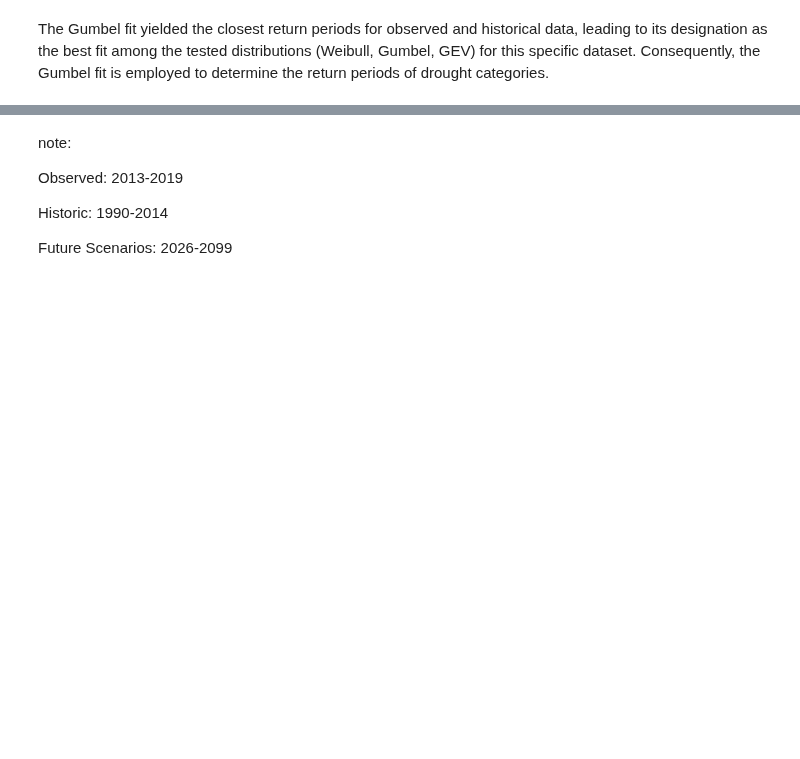
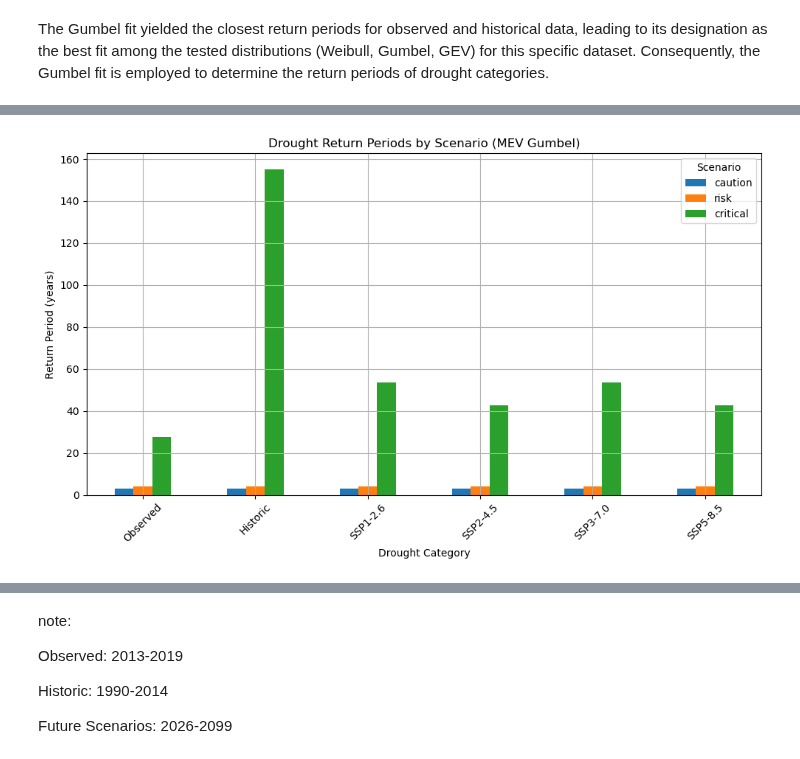
Before and after one commit to eWaterCycle/projects, a Jupyter notebook: book/thesis_projects/BSc/2025_Q4_ElkeSchokking_CEG/work in progress/Drought analysis.ipynb, the cells around one changed output, grey strips where cells are left out. Cells and saved outputs as stored; diff of their text form; code cells hidden in the pictures; blank space fills up the shorter version.

Commit message:
aaangepast voor return period gumbel

```diff
--- a/book/thesis_projects/BSc/2025_Q4_ElkeSchokking_CEG/work in progress/Drought analysis.ipynb
+++ b/book/thesis_projects/BSc/2025_Q4_ElkeSchokking_CEG/work in progress/Drought analysis.ipynb
@@ -408,0 +204,15 @@ plt.show()
+# %%
+#Categorize and group return periods per scenario using MEV Gumbel
+category_rp_totals_gumbel = {}
+
+def categorize_mev_droughts(xr_mev):
+    var = list(xr_mev.data_vars)[0]
+    discharge_values = xr_mev['x'].values
+    status = classify_discharge_status(discharge_values)  # This is where categories come from
+    rp = xr_mev[var].values
+    return pd.DataFrame({'Discharge': discharge_values, 'ReturnPeriod': rp, 'Category': status})
+
+df_example = categorize_mev_droughts(xr_mev_obs)
+
+# Show first few rows
+df_example.head()
@@ -408,0 +226,13 @@ plt.show()
+# %%
+for scenario, xr_mev in mev_scenarios.items():
+    df = categorize_mev_droughts(xr_mev)  # Output from Gumbel-based MEV
+    drought_df = df[df['Category'].isin(['caution', 'risk', 'critical'])]  # Keep only droughts
+    grouped_sum = drought_df.groupby('Category')['ReturnPeriod'].sum()
+    # Ensure all categories are present
+    full_grouped = grouped_sum.reindex(['caution', 'risk', 'critical'], fill_value=0)
+    category_rp_totals_gumbel[scenario] = full_grouped
+
+#Create DataFrame from Gumbel-based MEV return period totals
+rp_mev_gumbel_df = pd.DataFrame(category_rp_totals_gumbel).T  # Scenarios as rows
+
+pd.DataFrame(category_rp_totals_gumbel)
@@ -408,0 +245,14 @@ plt.show()
+# %%
+#Plot grouped bar chart for MEV Gumbel return periods
+fig, ax = plt.subplots(figsize=(10, 6))
+rp_mev_gumbel_df.plot(kind="bar", ax=ax)
+ax.set_title("Drought Return Periods by Scenario (MEV Gumbel)")
+ax.set_ylabel("Return Period (years)")
+ax.set_xlabel("Drought Category")
+plt.xticks(rotation=45)
+plt.grid(True)
+plt.tight_layout()
+plt.legend(title="Scenario")
+plt.show()
+# %% [output]
+[figure, added]
```
Also changed, not shown: parts of 21 cells of this notebook.
